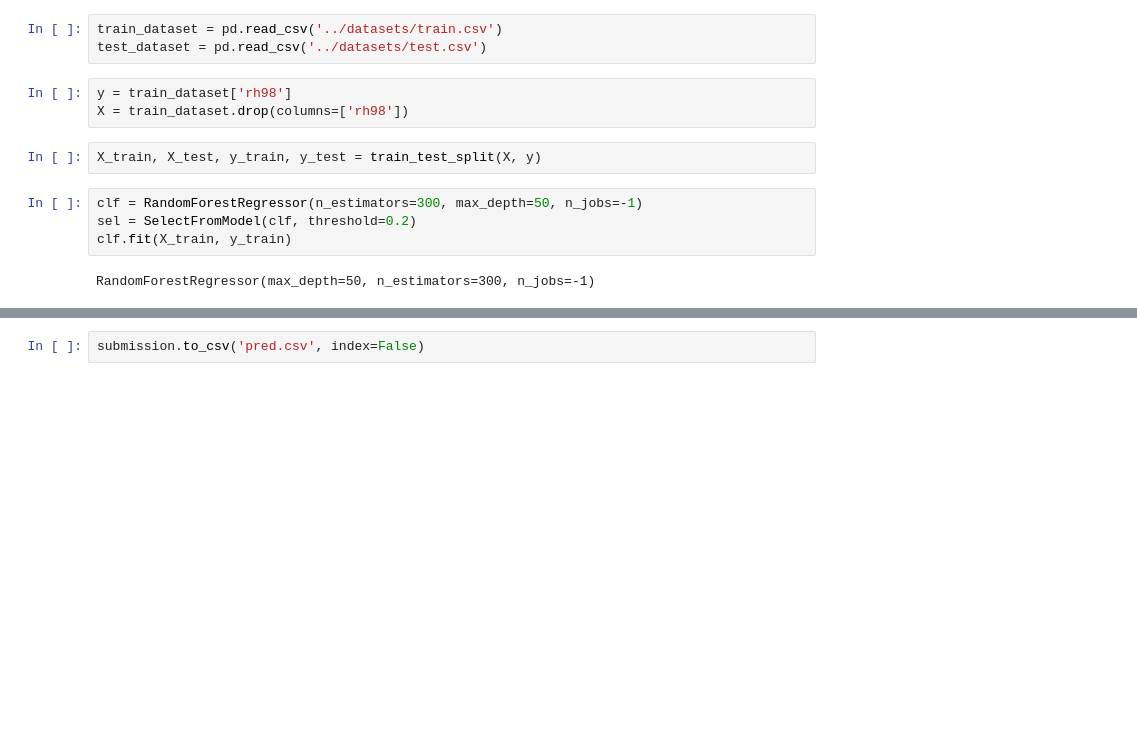
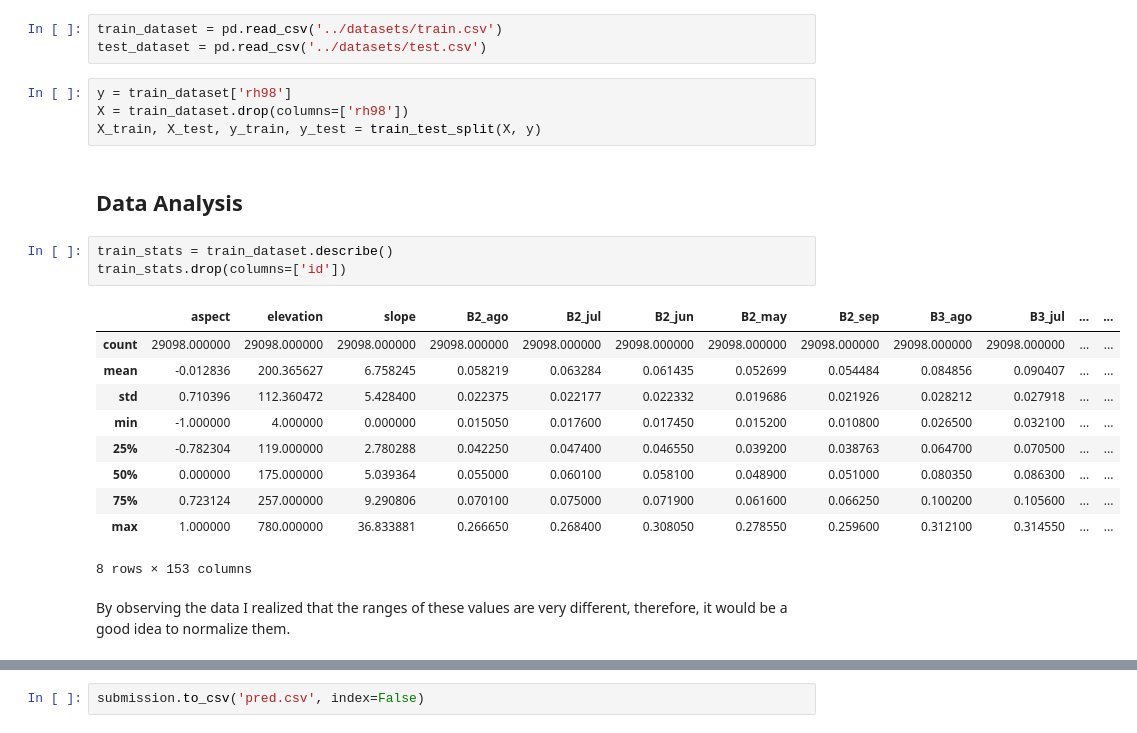
Before and after one commit to TeimasTeimoso/UEvora, a Jupyter notebook: MSc/Aprendizagem/Trabalho 2/a_t2/main.ipynb, the cells around one changed output, grey strips where cells are left out. Saved outputs shown, nothing was run; the diff lists cells and outputs as text; blank space fills up the shorter version.

```diff
--- a/MSc/Aprendizagem/Trabalho 2/a_t2/main.ipynb
+++ b/MSc/Aprendizagem/Trabalho 2/a_t2/main.ipynb
@@ -9,11 +17,22 @@ test_dataset = pd.read_csv('../datasets/test.csv')
 # %%
 y = train_dataset['rh98']
 X = train_dataset.drop(columns=['rh98'])
+X_train, X_test, y_train, y_test = train_test_split(X, y)
-# %%
-X_train, X_test, y_train, y_test = train_test_split(X, y)
-# %%
-clf = RandomForestRegressor(n_estimators=300, max_depth=50, n_jobs=-1)
-sel = SelectFromModel(clf, threshold=0.2)
-clf.fit(X_train, y_train)
-# %% [output]
-RandomForestRegressor(max_depth=50, n_estimators=300, n_jobs=-1)
+# %% [markdown]
+## Data Analysis
+# %%
+train_stats = train_dataset.describe()
+train_stats.drop(columns=['id'])
+# %% [output]
+|  | aspect | elevation | slope | B2_ago | B2_jul | B2_jun | B2_may | B2_sep | B3_ago | B3_jul | ... | ... |
+| count | 29098.000000 | 29098.000000 | 29098.000000 | 29098.000000 | 29098.000000 | 29098.000000 | 29098.000000 | 29098.000000 | 29098.000000 | 29098.000000 | ... | ... |
+| mean | -0.012836 | 200.365627 | 6.758245 | 0.058219 | 0.063284 | 0.061435 | 0.052699 | 0.054484 | 0.084856 | 0.090407 | ... | ... |
+| std | 0.710396 | 112.360472 | 5.428400 | 0.022375 | 0.022177 | 0.022332 | 0.019686 | 0.021926 | 0.028212 | 0.027918 | ... | ... |
+| min | -1.000000 | 4.000000 | 0.000000 | 0.015050 | 0.017600 | 0.017450 | 0.015200 | 0.010800 | 0.026500 | 0.032100 | ... | ... |
+| 25% | -0.782304 | 119.000000 | 2.780288 | 0.042250 | 0.047400 | 0.046550 | 0.039200 | 0.038763 | 0.064700 | 0.070500 | ... | ... |
+| 50% | 0.000000 | 175.000000 | 5.039364 | 0.055000 | 0.060100 | 0.058100 | 0.048900 | 0.051000 | 0.080350 | 0.086300 | ... | ... |
+| 75% | 0.723124 | 257.000000 | 9.290806 | 0.070100 | 0.075000 | 0.071900 | 0.061600 | 0.066250 | 0.100200 | 0.105600 | ... | ... |
+| max | 1.000000 | 780.000000 | 36.833881 | 0.266650 | 0.268400 | 0.308050 | 0.278550 | 0.259600 | 0.312100 | 0.314550 | ... | ... |
+8 rows × 153 columns
+# %% [markdown]
+By observing the data I realized that the ranges of these values are very different, therefore, it would be a good idea to normalize them.
```
Also changed, not shown: parts of 12 cells of this notebook, 3 other files.
